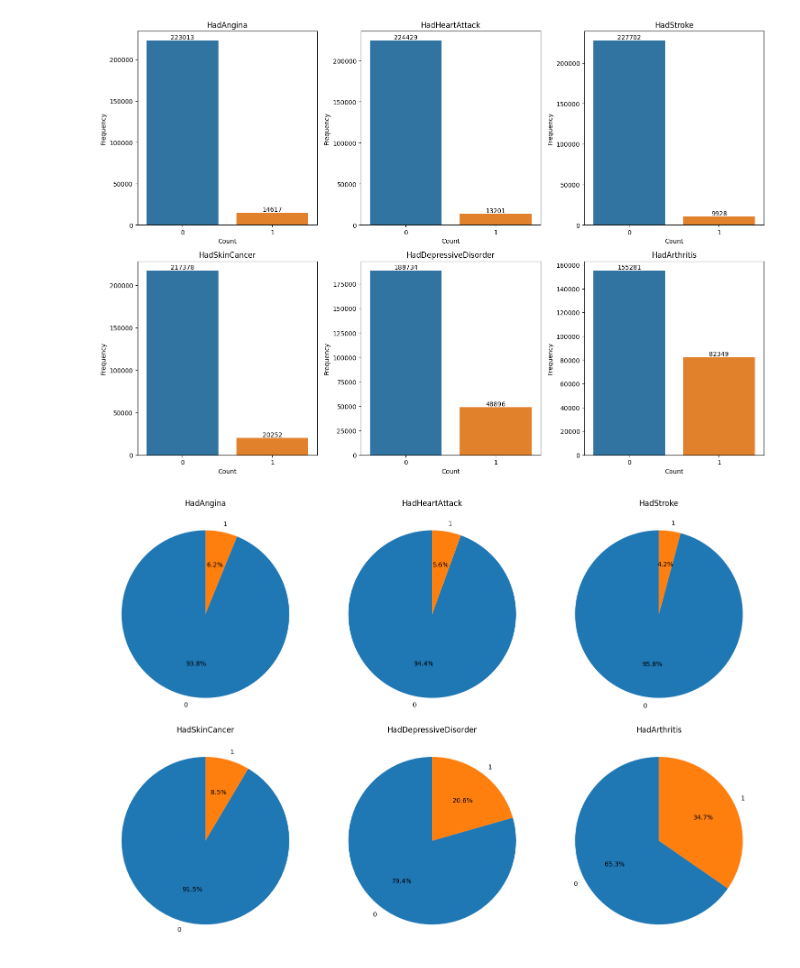
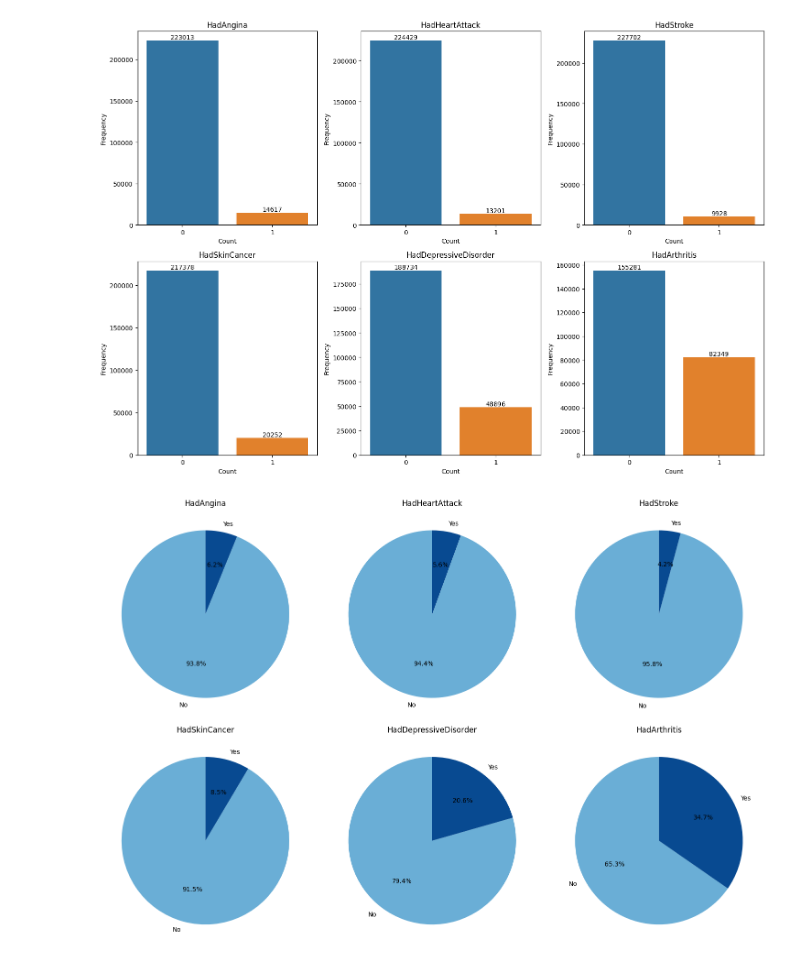
Before and after one commit to JinnOppa/MedInsight, a Jupyter notebook: Source/EDA/disease_EDA.ipynb, the cells around one changed output. Cells and saved outputs as stored; diff of their text form; code cells hidden in the pictures.

```diff
--- a/Source/EDA/disease_EDA.ipynb
+++ b/Source/EDA/disease_EDA.ipynb
@@ -87,33 +87,44 @@ plt.tight_layout()
 plt.show()
 # %% [output]
 [figure]
+# %%
+df['HadAngina'] = df['HadAngina'].map({0: 'No', 1: 'Yes'})
+df['HadHeartAttack'] = df['HadHeartAttack'].map({0: 'No', 1: 'Yes'})
+df['HadStroke'] = df['HadStroke'].map({0: 'No', 1: 'Yes'})
+df['HadSkinCancer'] = df['HadSkinCancer'].map({0: 'No', 1: 'Yes'})
+df['HadDepressiveDisorder'] = df['HadDepressiveDisorder'].map({0: 'No', 1: 'Yes'})
+df['HadArthritis'] = df['HadArthritis'].map({0: 'No', 1: 'Yes'})
 # %%
 columns = ['HadAngina', 'HadHeartAttack', 'HadStroke', 'HadSkinCancer', 'HadDepressiveDisorder', 'HadArthritis']
 
 fig, axes = plt.subplots(3, 3, figsize=(15, 15))
 axes = axes.flatten()
 
 for i, col in enumerate(columns):
     # Calculate counts for each category
     counts = df[col].value_counts()
     labels = counts.index
     sizes = counts.values
 
+    # Create a blue gradient for this pie chart
+    colors = plt.cm.Blues(np.linspace(0.5, 0.9, len(labels)))  # Adjust range for gradient
+
     # Plot the pie chart
     axes[i].pie(
         sizes,
         labels=labels,
         autopct='%1.1f%%',
         startangle=90,
-        textprops={'fontsize': 10}
+        textprops={'fontsize': 10},
+        colors=colors
     )
     axes[i].set_title(col)
 
 # Remove unused subplots
 for j in range(len(columns), len(axes)):
     fig.delaxes(axes[j])
 
 plt.tight_layout()
 plt.show()
 # %% [output]
-[figure, old version]
+[figure, new version]
```
Also changed, not shown: 1 other file.
